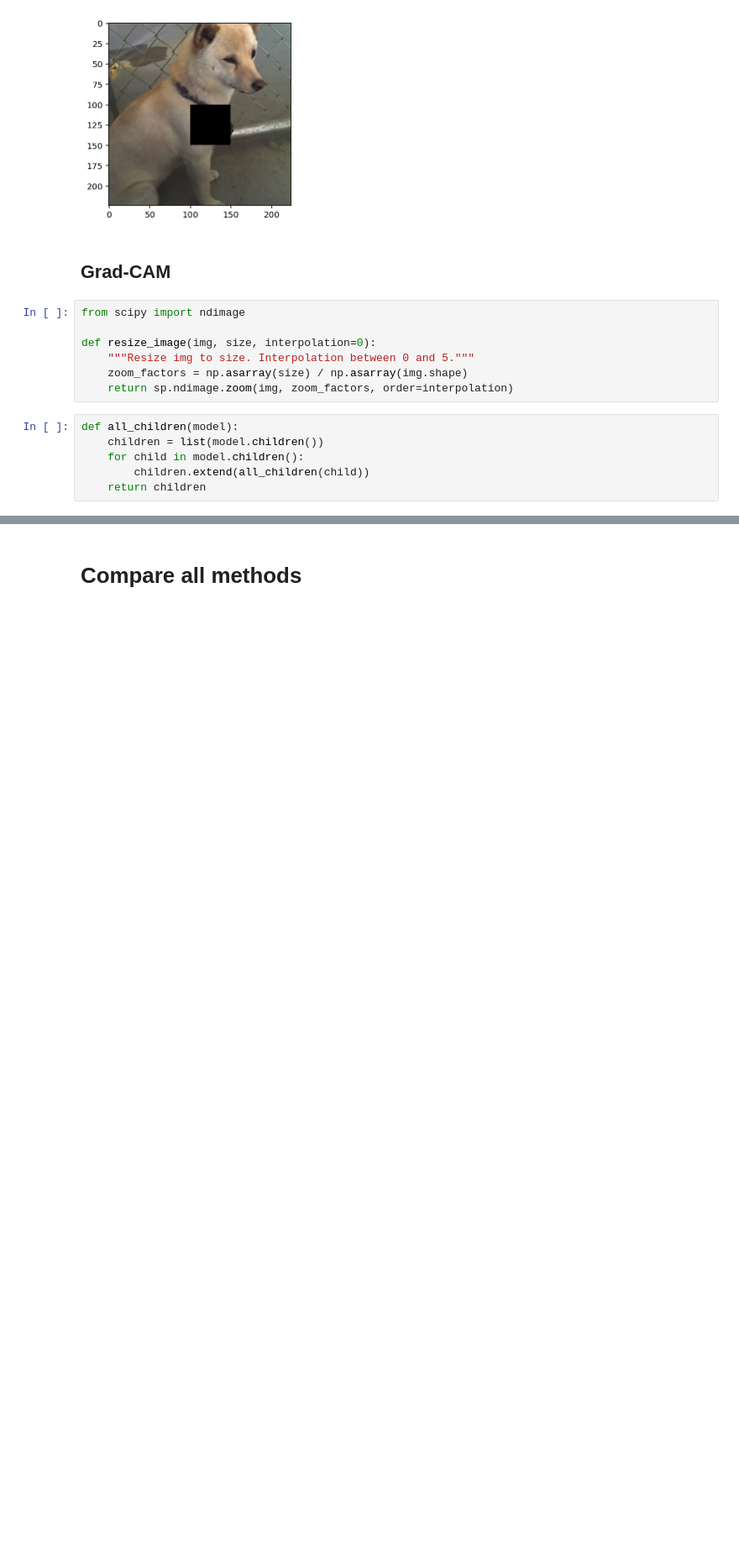
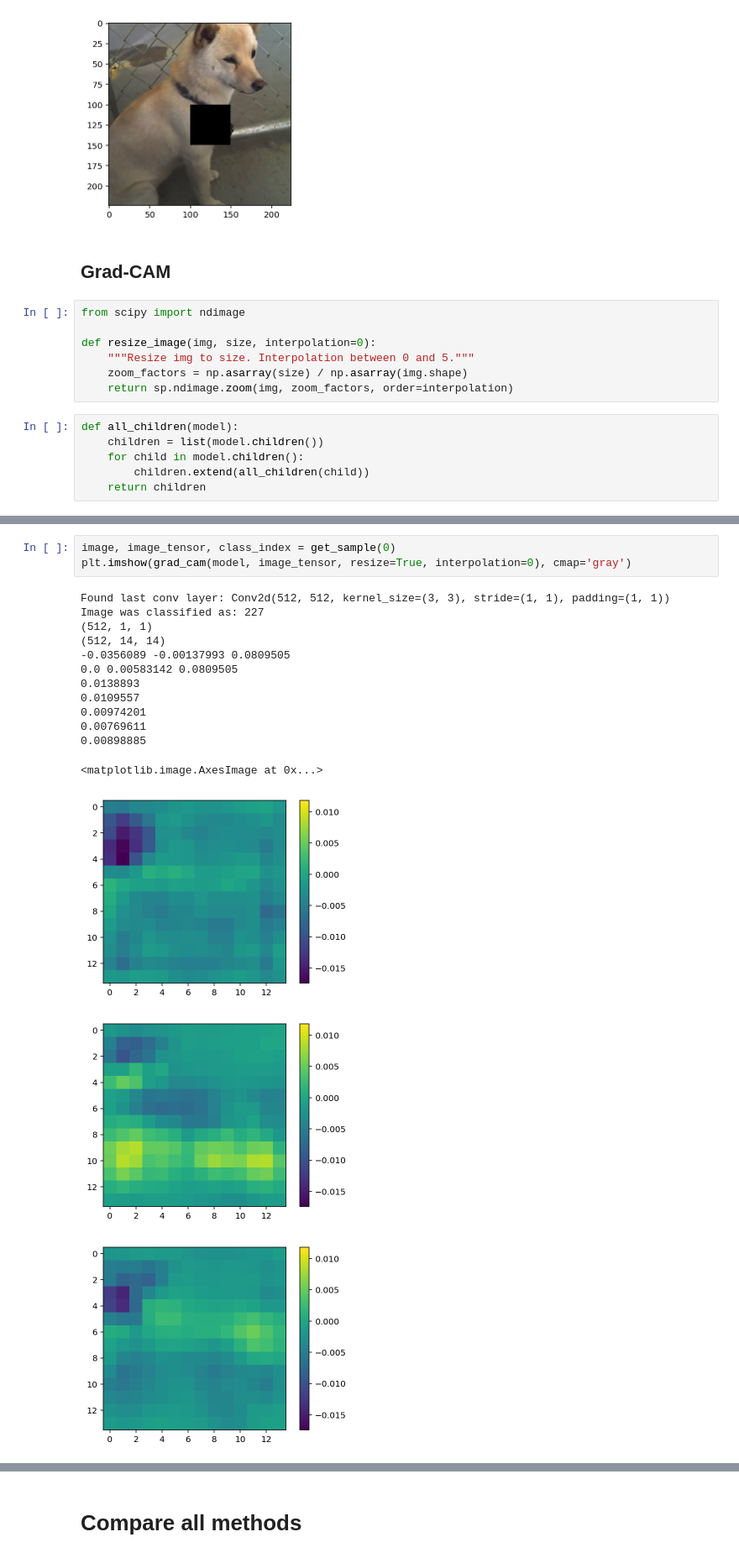
Before and after one commit to jrieke/cnn-interpretability, a Jupyter notebook: interpretation-photos.ipynb, the cells around one changed output, grey strips where cells are left out. Shown at 84% size. Saved outputs shown, nothing was run; the diff lists cells and outputs as text; blank space fills up the shorter version.

```diff
--- a/interpretation-photos.ipynb
+++ b/interpretation-photos.ipynb
@@ -279,3 +295,22 @@ def grad_cam(model, image_tensor, target_class=None, last_conv_layer=None, resiz
         hook_handle_forward.remove()
         hook_handle_backward.remove()
         del hook_handle_forward, hook_handle_backward
+# %%
+image, image_tensor, class_index = get_sample(0)
+plt.imshow(grad_cam(model, image_tensor, resize=True, interpolation=0), cmap='gray')
+# %% [output]
+Found last conv layer: Conv2d(512, 512, kernel_size=(3, 3), stride=(1, 1), padding=(1, 1))
+Image was classified as: 227
+(512, 1, 1)
+(512, 14, 14)
+-0.0356089 -0.00137993 0.0809505
+0.0 0.00583142 0.0809505
+0.0138893
+0.0109557
+0.00974201
+0.00769611
+0.00898885
+<matplotlib.image.AxesImage at 0x...>
+[figure, added]
+[figure, added]
+[figure, added]
```
Also changed, not shown: parts of 7 cells of this notebook, 1 other file.
